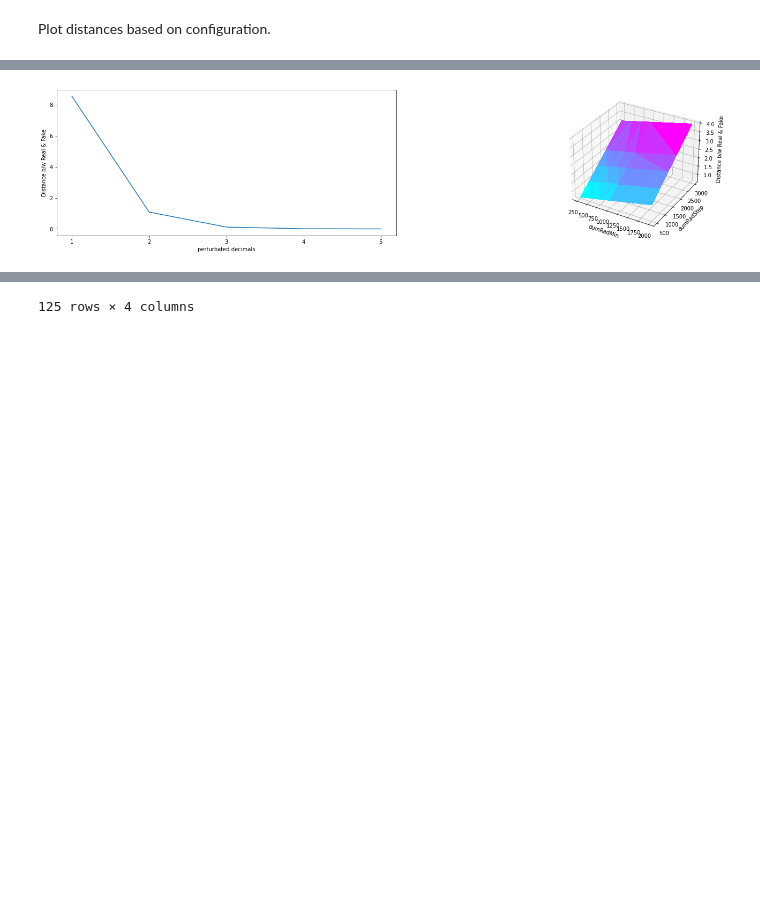
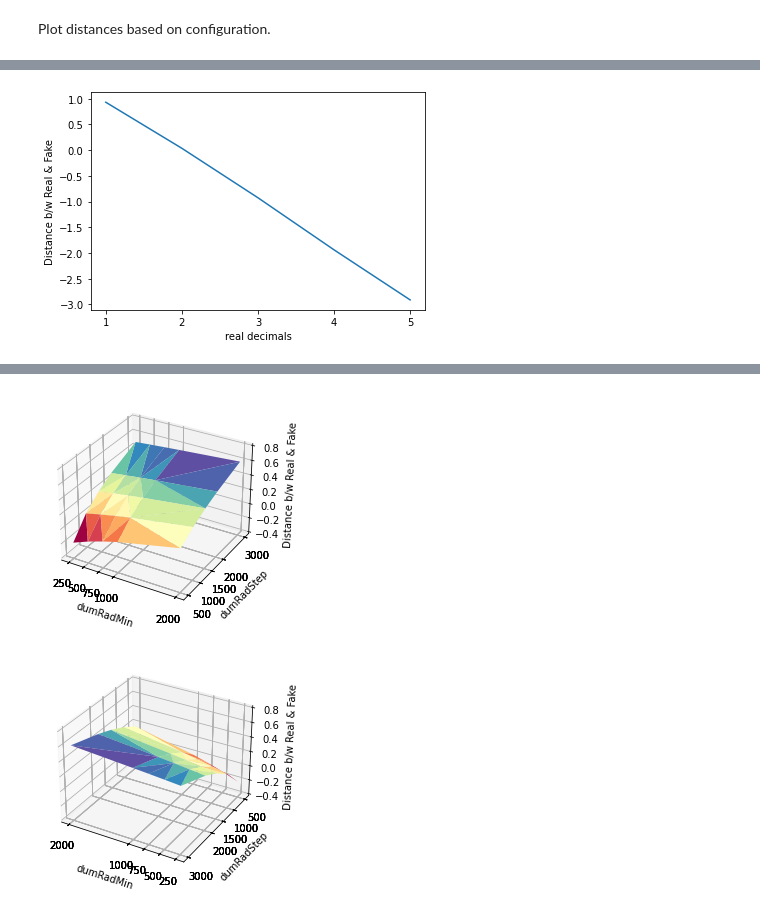
Before and after one commit to burububbu/context-aware-analysis, a Jupyter notebook: privacy qos analysis/privacy.ipynb, the cells around one changed output, grey strips where cells are left out. Drawn from its saved outputs; the diff is of its cells as text; code cells hidden in the pictures; blank space fills up the shorter version.

Commit message:
more plots

```diff
--- a/privacy qos analysis/privacy.ipynb
+++ b/privacy qos analysis/privacy.ipynb
@@ -101,36 +101,65 @@ df.sort_values(['dummyLocation', 'gpsPerturbated', 'dumRadMin', 'dumRadStep', 'p
 Plot distances based on configuration.
 # %%
 %matplotlib inline
-plt.rcParams['figure.figsize'] = [25, 5]
-
-fig = plt.figure()
-
-# First subplot
-ax = fig.add_subplot(1, 2, 1)
 
 pertOnly = df[(df['gpsPerturbated'] == True) & (df['dummyLocation'] == False)][['pertDec', 'avg']].sort_values('pertDec')
 dummyOnly = df[(df['gpsPerturbated'] == False) & (df['dummyLocation'] == True)][['dumRadMin', 'dumRadStep', 'avg']].sort_values(['dumRadMin', 'dumRadStep'])
 
-ax.plot(pertOnly['pertDec'], pertOnly['avg'])
-ax.set_xlabel('perturbated decimals')
-ax.set_ylabel('Distance b/w Real & Fake')
+plt.plot(pertOnly['pertDec'], np.log10(pertOnly['avg'], ))
+plt.xticks(pertOnly['pertDec'])
+plt.xlabel('real decimals')
+plt.ylabel('Distance b/w Real & Fake')
+plt.savefig('./privacy_gps.png', dpi=300)
 
-# Second subplot
-ax = fig.add_subplot(1, 2, 2, projection='3d')
+def create_tri_plot():
+    fig = plt.figure()
+    tri = fig.add_subplot(111, projection='3d')
+    tri.plot_trisurf(
+        dummyOnly['dumRadStep'],
+        dummyOnly['dumRadMin'],
+        np.log10(dummyOnly['avg']),
+        cmap=plt.cm.Spectral,
+        edgecolor='grey',
+        linewidth=0.001, antialiased=True)
+    tri.set_xticks(dummyOnly['dumRadStep'])
+    tri.set_yticks(dummyOnly['dumRadMin'])
+    tri.set_zticks(np.arange(-0.4, 0.9, 0.2))
+    tri.set_ylabel('dumRadStep')
+    tri.set_xlabel('dumRadMin')
+    tri.set_zlabel('Distance b/w Real & Fake')
+    return tri
 
-ax.plot_trisurf(
-    dummyOnly['dumRadStep'],
-    dummyOnly['dumRadMin'],
-    dummyOnly['avg'],
-    cmap=plt.get_cmap('cool'),
-    edgecolor='grey',
-    linewidth=0, antialiased=False)
-ax.set_ylabel('dumRadStep')
-ax.set_xlabel('dumRadMin')
-ax.set_zlabel('Distance b/w Real & Fake')
-plt.show()
+def create_scatter_plot(tri):
+    fig = plt.figure()
+    sca = fig.add_subplot(111, projection='3d')
+    sca.scatter(
+        dummyOnly['dumRadStep'],
+        dummyOnly['dumRadMin'],
+        np.log10(dummyOnly['avg']),
+        cmap=plt.get_cmap('cool'),)
+    sca.set_xticks(tri.get_xticks())
+    sca.set_yticks(tri.get_yticks())
+    sca.set_zticks(tri.get_zticks())
+    sca.set_ylabel('dumRadStep')
+    sca.set_xlabel('dumRadMin')
+    sca.set_zlabel('Distance b/w Real & Fake')
+    return sca
+
+tri_front = create_tri_plot()
+plt.savefig('./privacy_dumm_tri_front.png', dpi=300)
+
+tri_back = create_tri_plot()
+tri_back.view_init(tri_front.elev, tri_front.azim + 180)
+plt.savefig('./privacy_dumm_tri_back.png', dpi=300)
+
+sca_front = create_scatter_plot(tri_front)
+plt.savefig('./privacy_dumm_sca_front.png', dpi=300)
+
+sca1 = create_scatter_plot(tri_back)
+sca1.view_init(sca_front.elev, sca_front.azim+180)
+plt.savefig('./privacy_dumm_sca_back.png', dpi=300)
 
 # pd.set_option("max_row", 1000)
 # pd.reset_option('max_row')
-df[(df['gpsPerturbated'] == True) & (df['dummyLocation'] == True)][['dumRadMin','dumRadStep','pertDec','avg']].sort_values('avg')
+print(df[(df['gpsPerturbated'] == True) & (df['dummyLocation'] == True)][['dumRadMin','dumRadStep','pertDec','avg']].sort_values('avg').to_latex(index=False))
 # %% [output]
@@ -137 +183 @@ df[(df['gpsPerturbated'] == True) & (df['dummyLocation'] == True)][['dumRadMin',
-[figure, old version]
+[figure, new version]
@@ -150 +184,2 @@ df[(df['gpsPerturbated'] == True) & (df['dummyLocation'] == True)][['dumRadMin',
-125 rows × 4 columns
+[figure, added]
+[figure, added]
```
Also changed, not shown: parts of 4 cells of this notebook, 1 other file.
